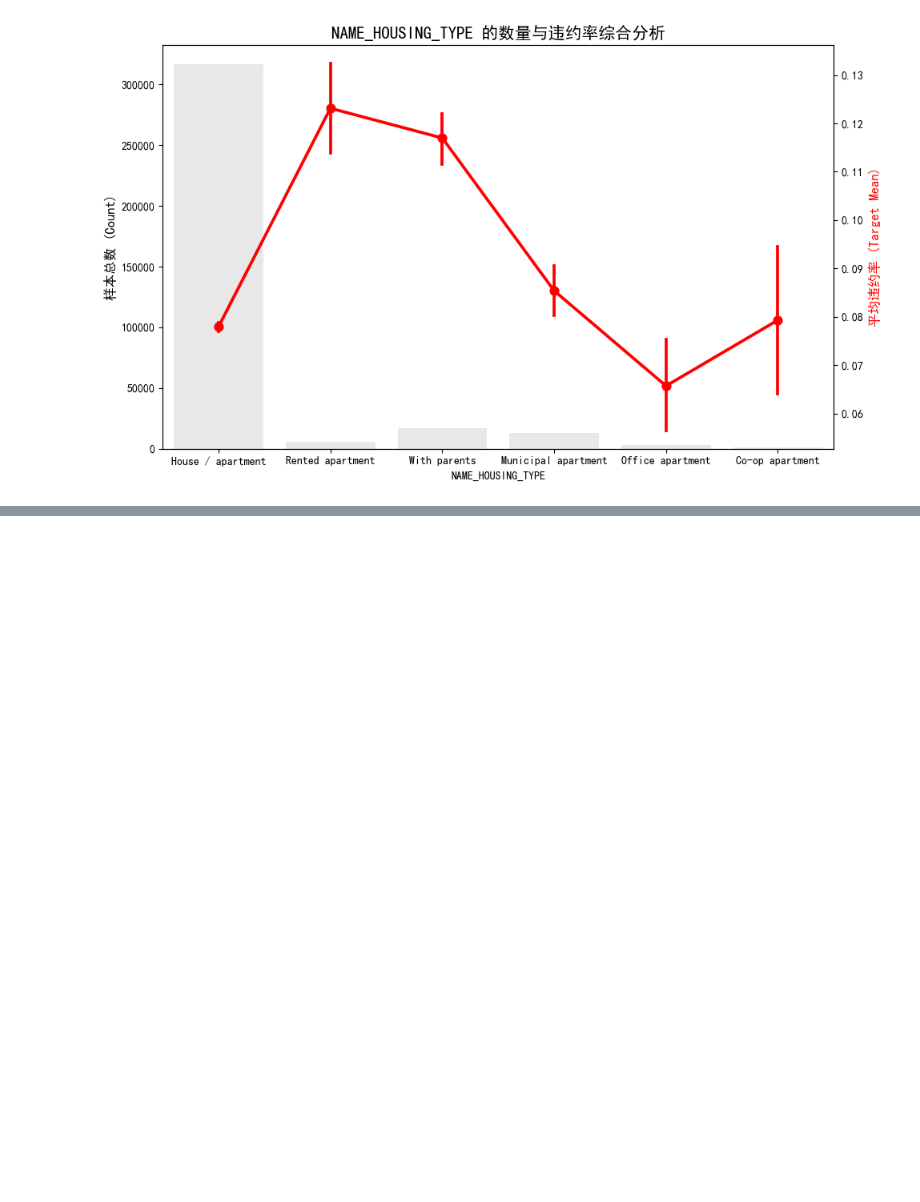
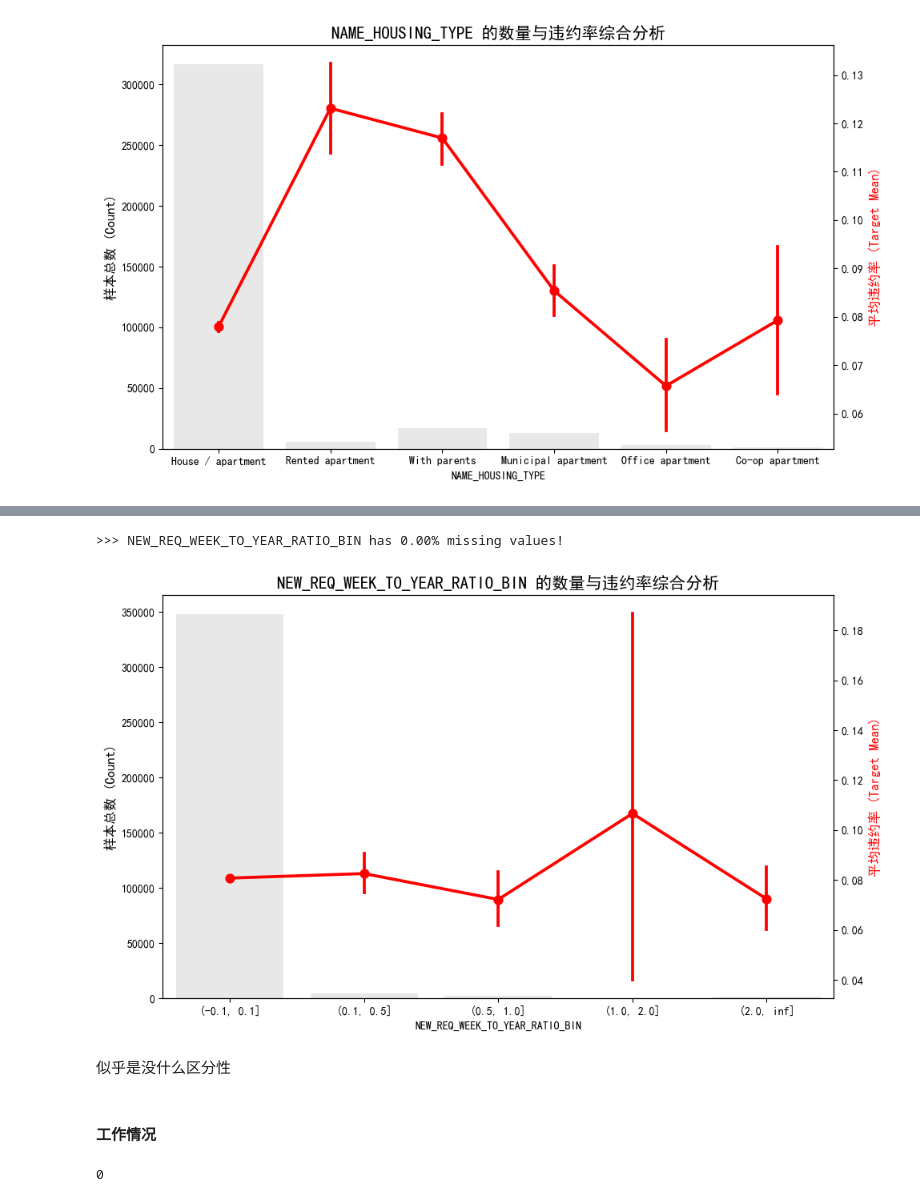
Before and after one commit to ddongzi/data-analysis, a Jupyter notebook: kaggle/Home_Credit_Default_Risk/05_better_menu_feature_enginer.ipynb, the cells around one changed output, grey strips where cells are left out. Drawn from its saved outputs; the diff is of its cells as text; code cells hidden in the pictures; blank space fills up the shorter version.

```diff
--- a/kaggle/Home_Credit_Default_Risk/05_better_menu_feature_enginer.ipynb
+++ b/kaggle/Home_Credit_Default_Risk/05_better_menu_feature_enginer.ipynb
@@ -702,0 +763,16 @@ plot_category_stat(app,'NAME_HOUSING_TYPE')
+# %%
+app['NEW_REQ_WEEK_TO_YEAR_RATIO'] = app['AMT_REQ_CREDIT_BUREAU_WEEK'] / (app['AMT_REQ_CREDIT_BUREAU_YEAR'] + 1e-10)
+app['NEW_REQ_WEEK_TO_YEAR_RATIO_BIN'] = pd.cut(app['NEW_REQ_WEEK_TO_YEAR_RATIO'], bins=[-0.1, 0.1, 0.5, 1, 2, np.inf])
+# %%
+plot_category_stat(app, 'NEW_REQ_WEEK_TO_YEAR_RATIO_BIN')
+# %% [output]
+>>> NEW_REQ_WEEK_TO_YEAR_RATIO_BIN has 0.00% missing values!
+[figure, added]
+# %% [markdown]
+似乎是没什么区分性
+# %% [markdown]
+#### 工作情况
+# %%
+app['DAYS_EMPLOYED'].isnull().sum()
+# %% [output]
+0
```
Also changed, not shown: parts of 33 cells of this notebook, 2 other files.
